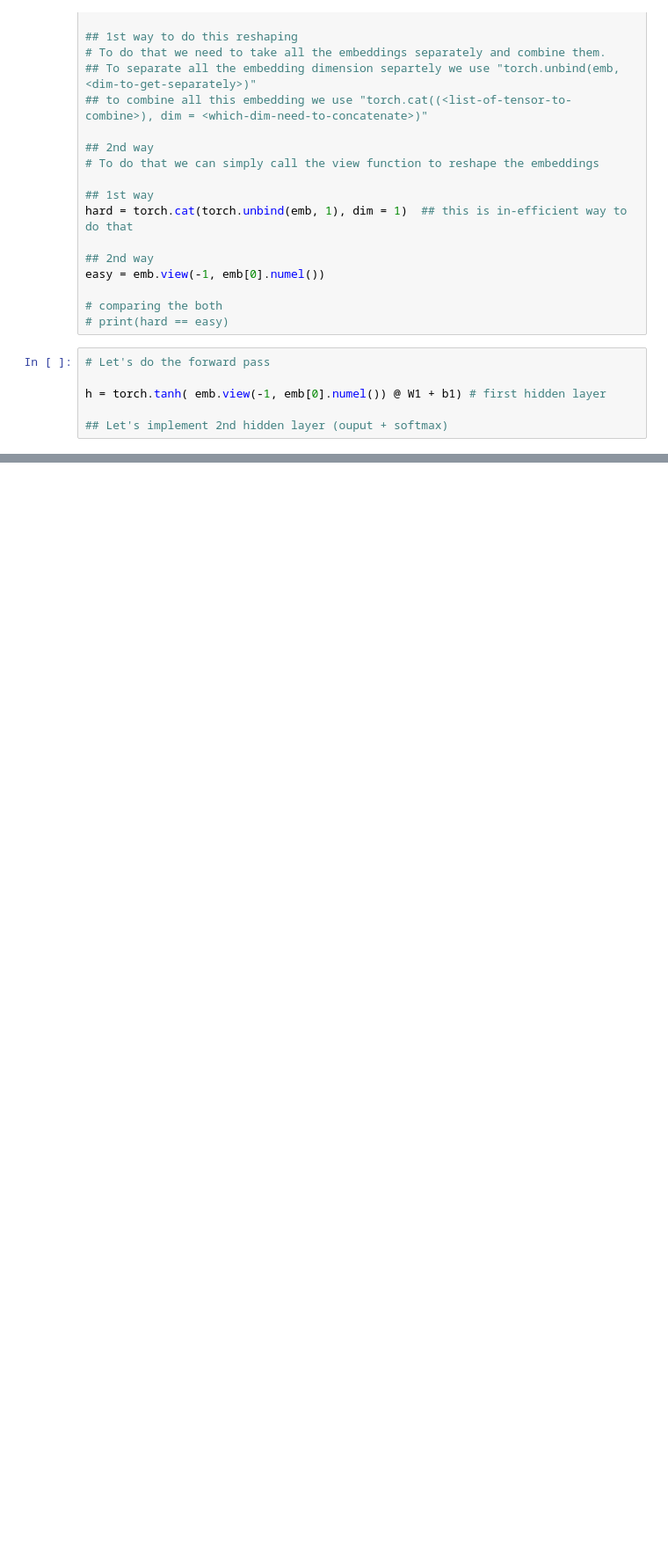
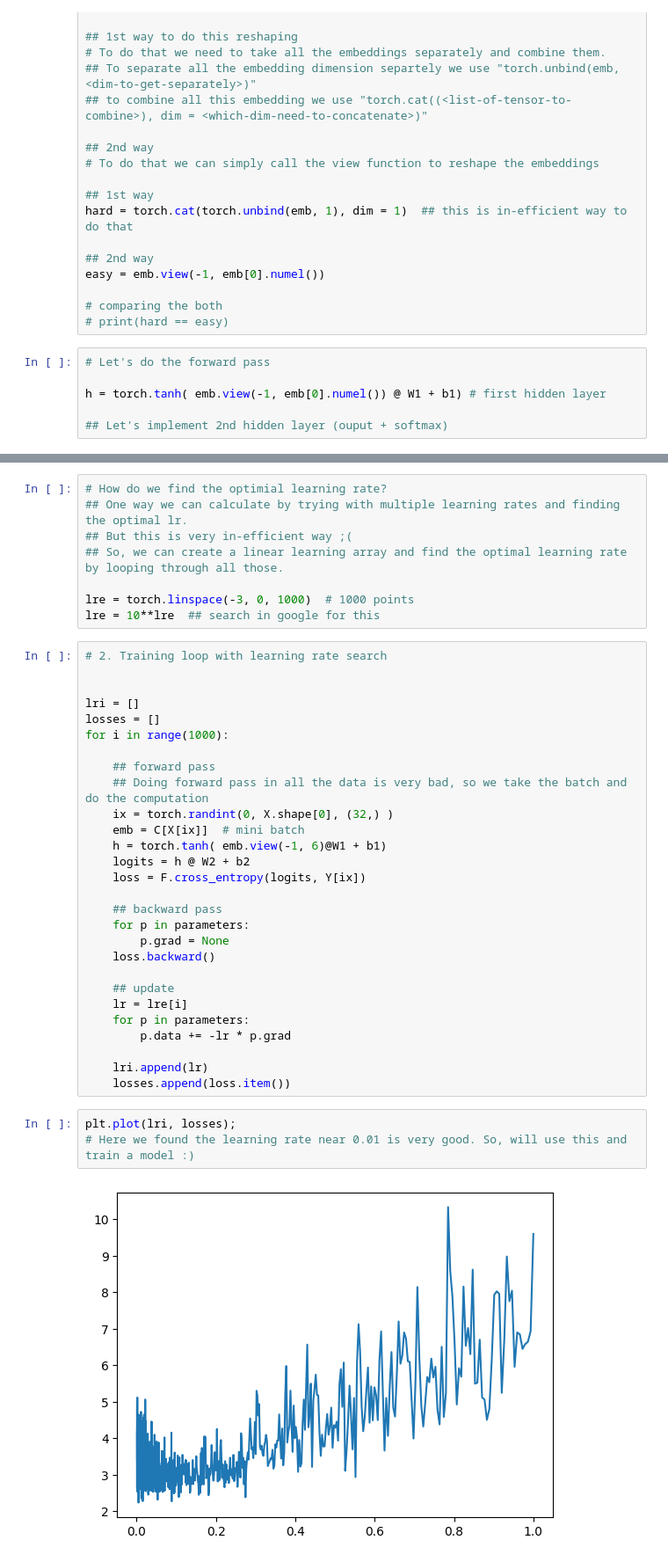
Before and after one commit to RAravindDS/Andrew-karpathy-MakeMoreSeries, a Jupyter notebook: 2-Intro2MLP/01-MLP.ipynb, the cells around one changed output, grey strips where cells are left out. Shown: that part at 88% size. Drawn from its saved outputs; the diff is of its cells as text; blank space fills up the shorter version.

```diff
--- a/2-Intro2MLP/01-MLP.ipynb
+++ b/2-Intro2MLP/01-MLP.ipynb
@@ -199,0 +266,41 @@ torch.Size([32, 3])
+# %%
+# How do we find the optimial learning rate?
+## One way we can calculate by trying with multiple learning rates and finding the optimal lr.
+## But this is very in-efficient way ;(
+## So, we can create a linear learning array and find the optimal learning rate by looping through all those.
+
+lre = torch.linspace(-3, 0, 1000)  # 1000 points
+lre = 10**lre  ## search in google for this
+# %%
+# 2. Training loop with learning rate search
+
+
+lri = []
+losses = []
+for i in range(1000):
+
+    ## forward pass
+    ## Doing forward pass in all the data is very bad, so we take the batch and do the computation
+    ix = torch.randint(0, X.shape[0], (32,) )
+    emb = C[X[ix]]  # mini batch
+    h = torch.tanh( emb.view(-1, 6)@W1 + b1)
+    logits = h @ W2 + b2
+    loss = F.cross_entropy(logits, Y[ix])
+
+    ## backward pass
+    for p in parameters:
+        p.grad = None
+    loss.backward()
+
+    ## update
+    lr = lre[i]
+    for p in parameters:
+        p.data += -lr * p.grad
+
+    lri.append(lr)
+    losses.append(loss.item())
+# %%
+plt.plot(lri, losses);
+# Here we found the learning rate near 0.01 is very good. So, will use this and train a model :)
+# %% [output]
+[figure, added]
```
Also changed, not shown: parts of 14 cells of this notebook.
